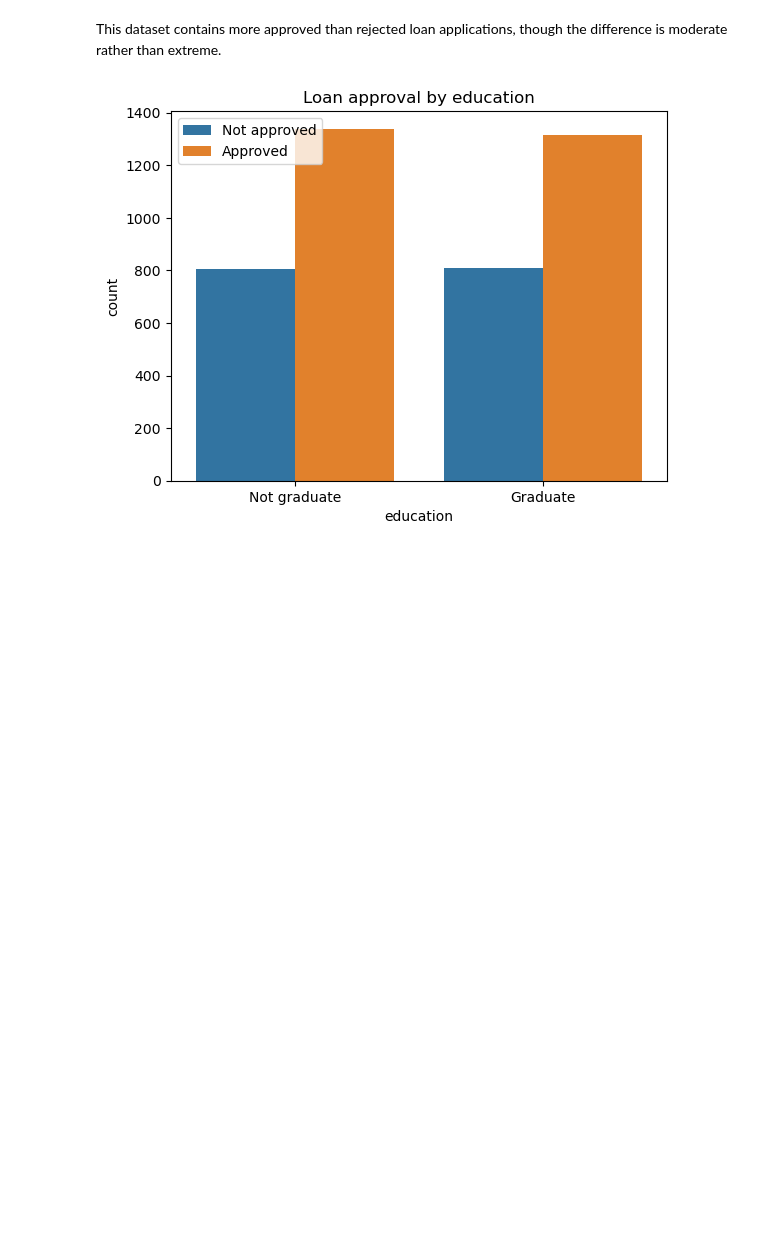
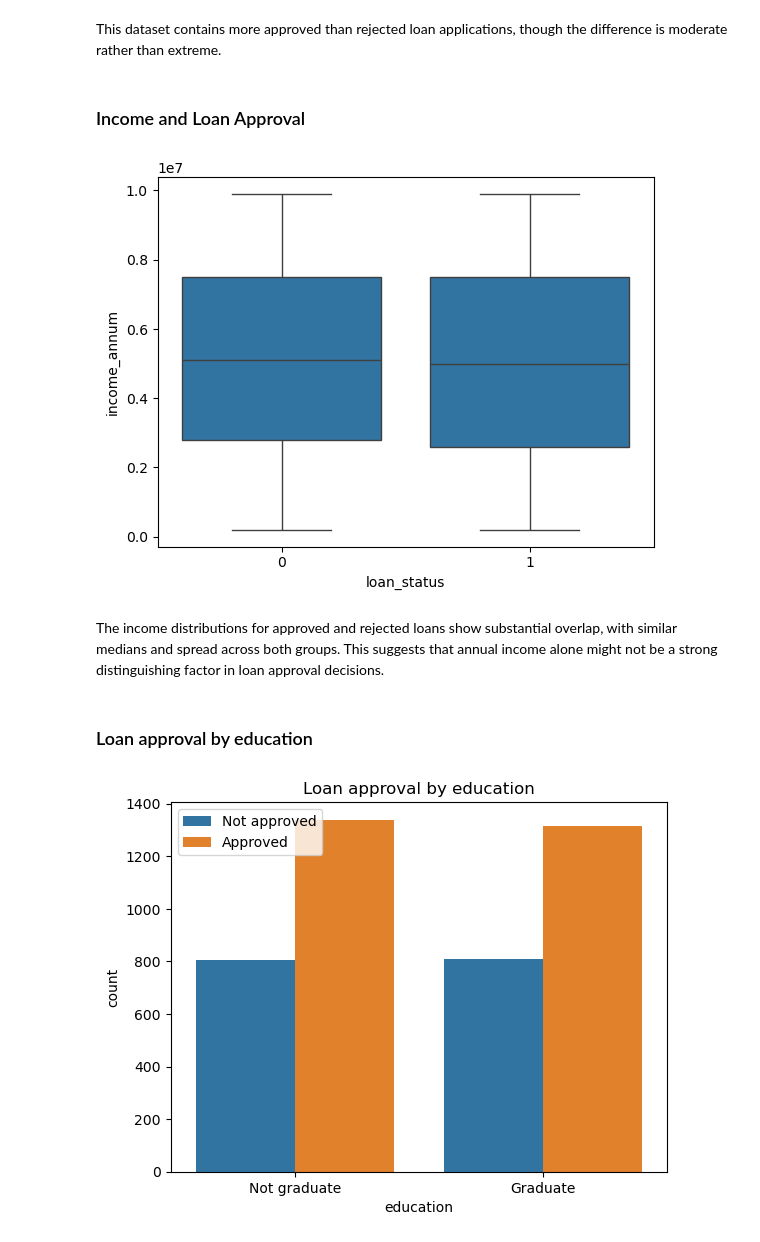
Before and after one commit to TaisyToming/data-science-projects, a Jupyter notebook: Loan Approval Prediction/Loan Approval Prediction.ipynb, the cells around one changed output. Cells and saved outputs as stored; diff of their text form; code cells hidden in the pictures; blank space fills up the shorter version.

```diff
--- a/Loan Approval Prediction/Loan Approval Prediction.ipynb
+++ b/Loan Approval Prediction/Loan Approval Prediction.ipynb
@@ -178,6 +185,17 @@ plt.show()
 [figure]
 # %% [markdown]
 This dataset contains more approved than rejected loan applications, though the difference is moderate rather than extreme.
+# %% [markdown]
+### Income and Loan Approval
+# %%
+sns.boxplot(data = df, x = 'loan_status', y = 'income_annum')
+plt.show()
+# %% [output]
+[figure, added]
+# %% [markdown]
+The income distributions for approved and rejected loans show substantial overlap, with similar medians and spread across both groups. This suggests that annual income alone might not be a strong distinguishing factor in loan approval decisions.
+# %% [markdown]
+### Loan approval by education
 # %%
 sns.countplot(data = df, x = 'education', hue = 'loan_status')
 plt.legend(["Not approved", "Approved"], loc = 'upper left')
```
Also changed, not shown: parts of 28 cells of this notebook.
